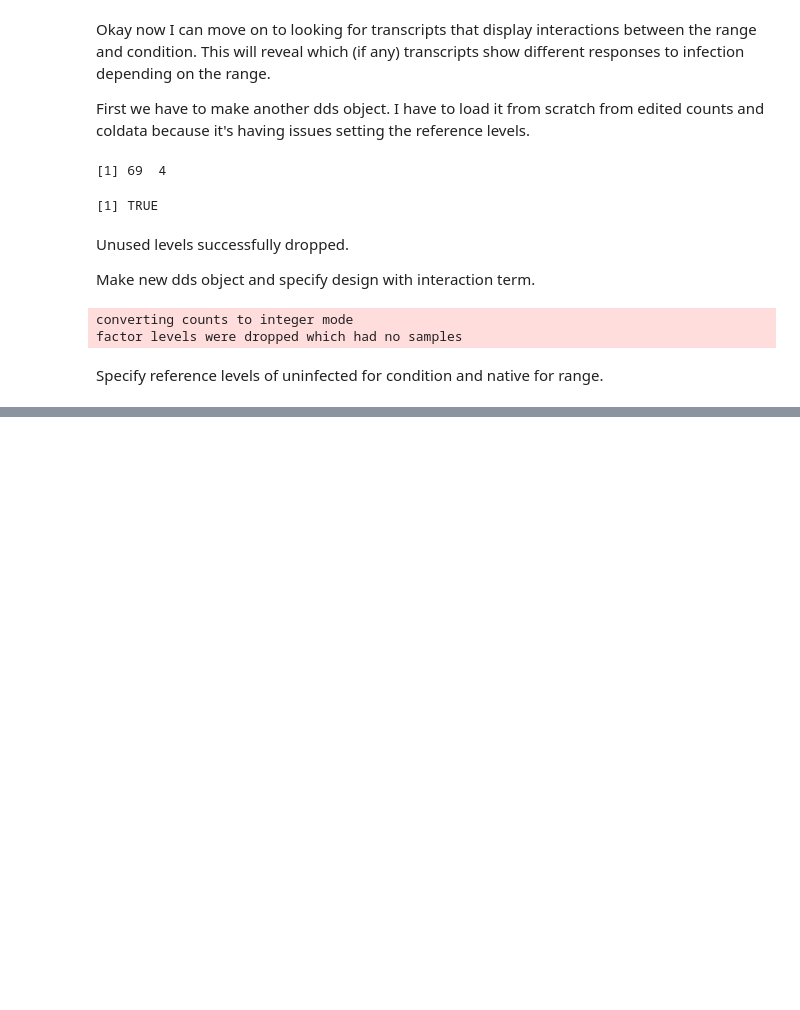
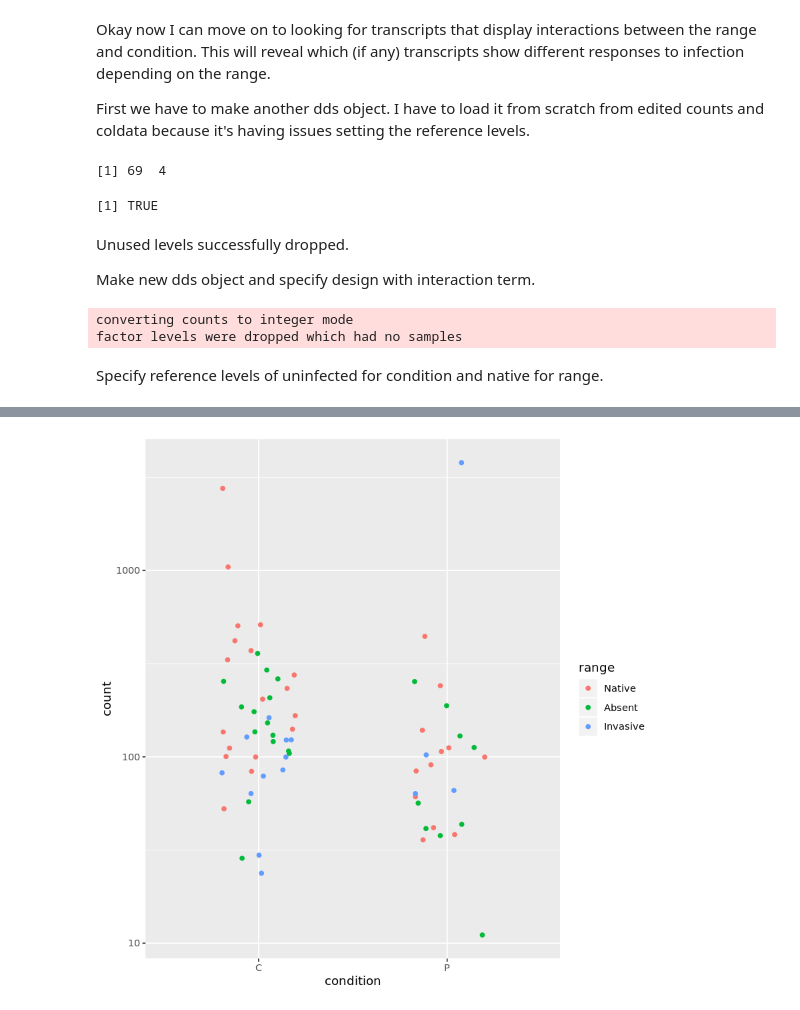
Before and after one commit to tepoltlab/RhithroLoxo_DE, a Jupyter notebook: juptyer_notebooks/DESeq2_RhithroLoxo.ipynb, the cells around one changed output, grey strips where cells are left out. Cells and saved outputs as stored; diff of their text form; code cells hidden in the pictures; blank space fills up the shorter version.

```diff
--- a/juptyer_notebooks/DESeq2_RhithroLoxo.ipynb
+++ b/juptyer_notebooks/DESeq2_RhithroLoxo.ipynb
@@ -693,0 +764,8 @@ gene-wise dispersion estimates
+# %%
+count_plot <- plotCounts(dds_interaction, gene="TRINITY_DN7282_c0_g1_i1", intgroup=c("condition","range"), returnData=TRUE)
+ggplot(count_plot, aes(x=condition, y=count, color=range)) +
+    geom_point(position=position_jitter(w=0.2,h=0)) +
+    #geom_label(aes(label = site), position=position_jitter(w=0.4,h=0))  +
+    scale_y_log10()
+# %% [output]
+[figure, added]
```
Also changed, not shown: parts of 7 cells of this notebook, 1 other file.
